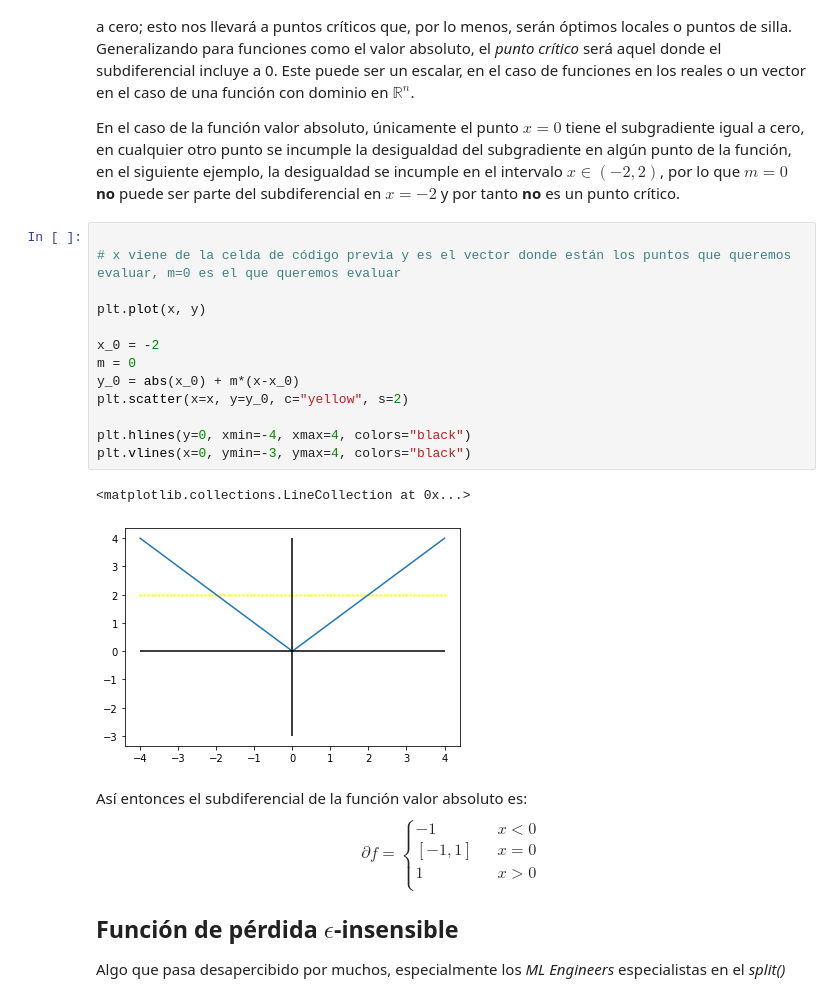
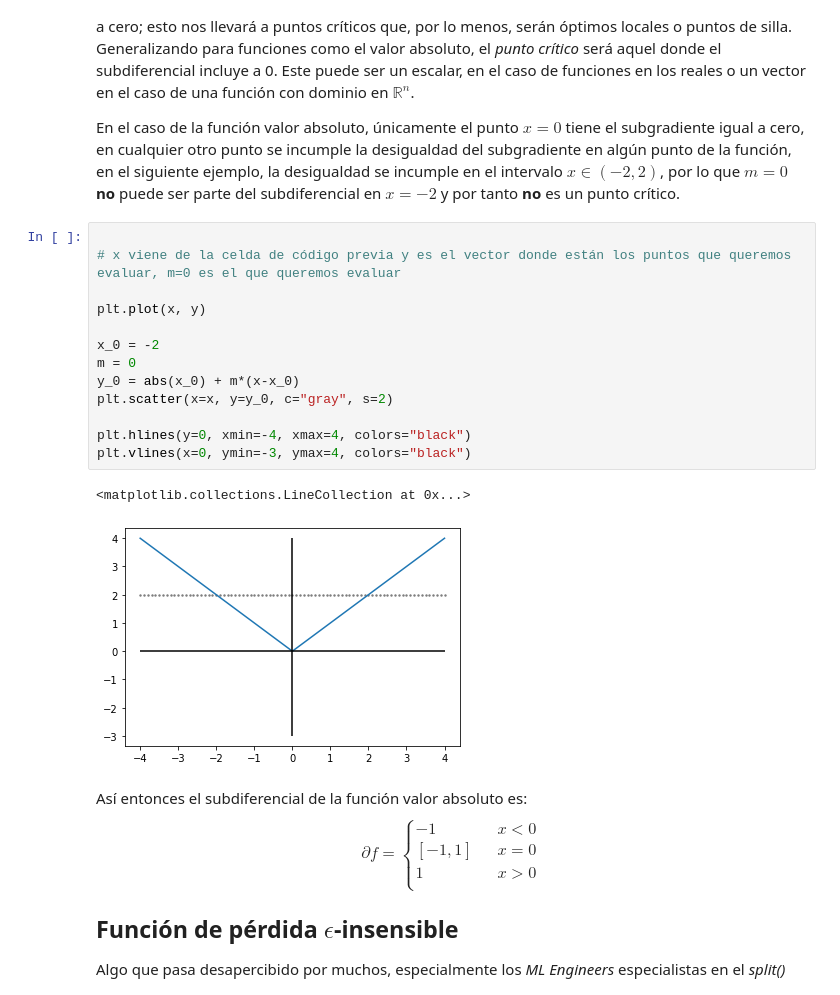
Before and after one commit to dcardonav/posts, a Jupyter notebook: svm.ipynb, the cells around one changed output. Cells and saved outputs as stored; diff of their text form.

```diff
--- a/svm.ipynb
+++ b/svm.ipynb
@@ -70,19 +70,19 @@ En el caso de la función valor absoluto, únicamente el punto $x=0$ tiene el su
 # %%
 
 # x viene de la celda de código previa y es el vector donde están los puntos que queremos evaluar, m=0 es el que queremos evaluar
 
 plt.plot(x, y)
 
 x_0 = -2
 m = 0
 y_0 = abs(x_0) + m*(x-x_0)
-plt.scatter(x=x, y=y_0, c="yellow", s=2)
+plt.scatter(x=x, y=y_0, c="gray", s=2)
 
 plt.hlines(y=0, xmin=-4, xmax=4, colors="black")
 plt.vlines(x=0, ymin=-3, ymax=4, colors="black")
 # %% [output]
 <matplotlib.collections.LineCollection at 0x...>
-[figure, old version]
+[figure, new version]
 # %% [markdown]
 Así entonces el subdiferencial de la función valor absoluto es:
 $$
```
Also changed, not shown: parts of 2 cells of this notebook.
